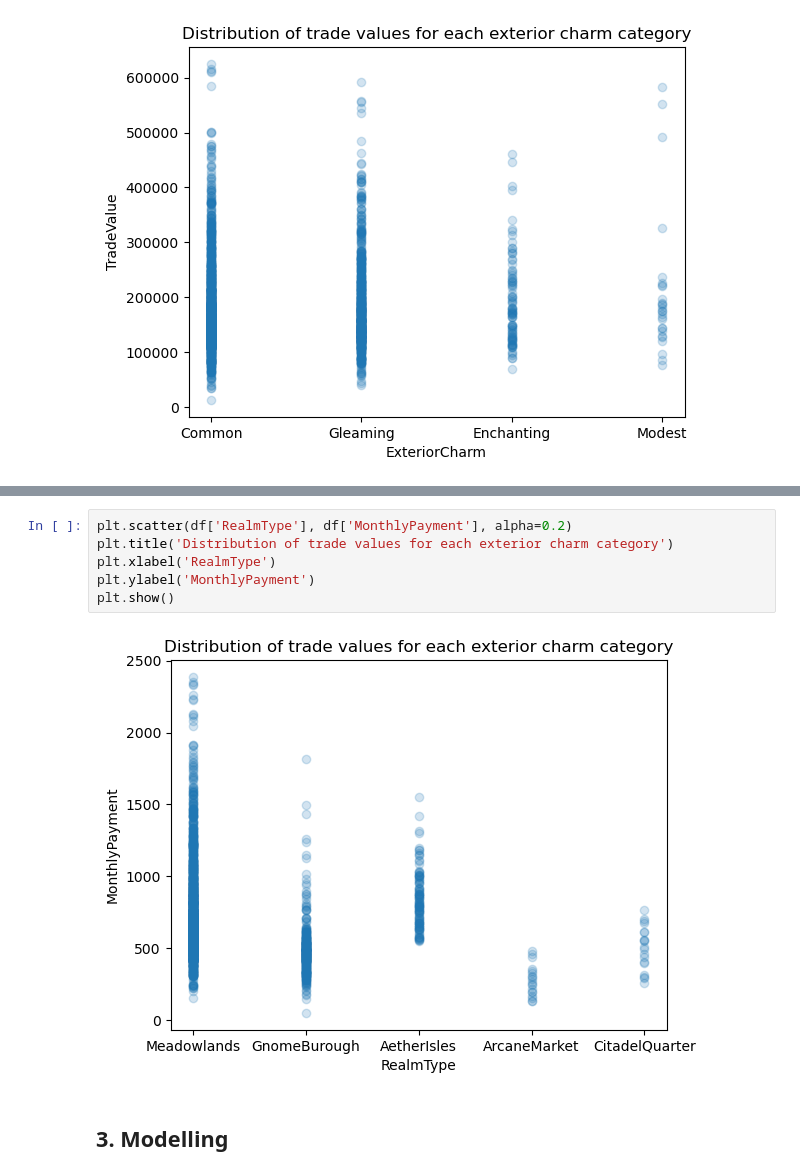
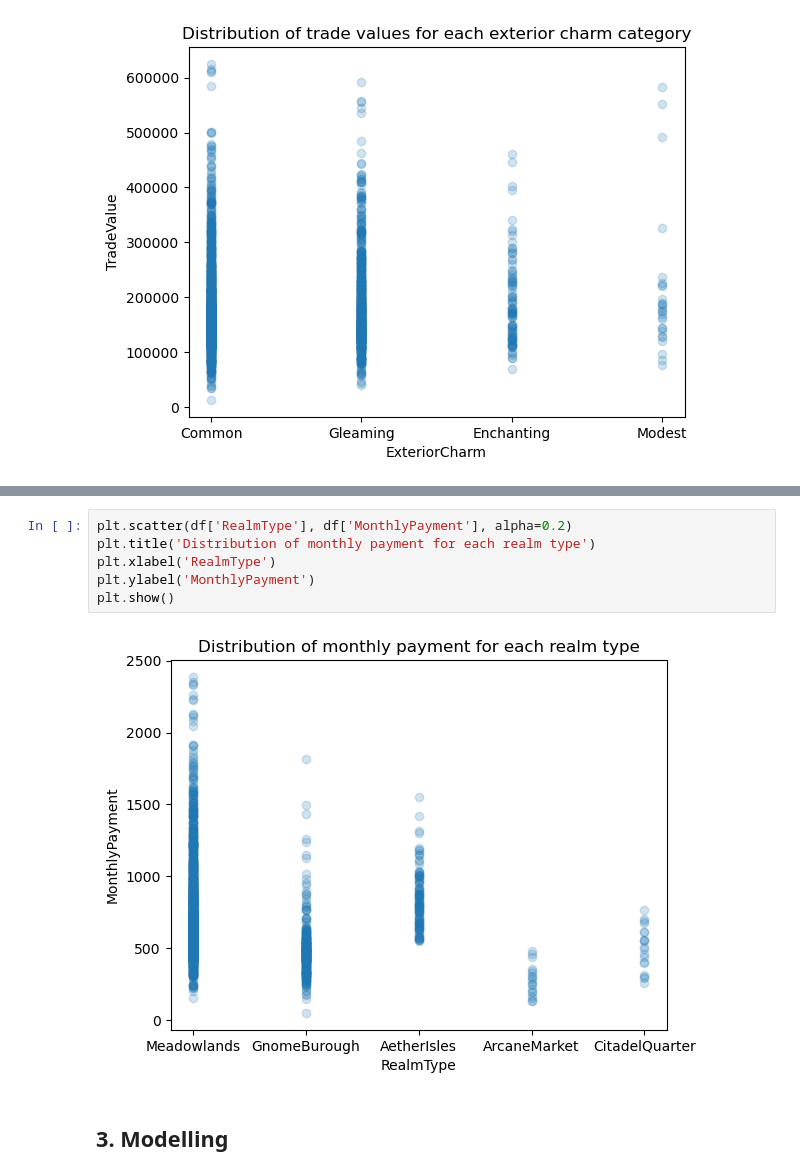
Before and after one commit to RaineScarlett/dsreport, a Jupyter notebook: iteration2.ipynb, the cells around one changed output, grey strips where cells are left out. Drawn from its saved outputs; the diff is of its cells as text.

```diff
--- a/iteration2.ipynb
+++ b/iteration2.ipynb
@@ -269,11 +269,11 @@ plt.show()
 # %%
 plt.scatter(df['RealmType'], df['MonthlyPayment'], alpha=0.2)
-plt.title('Distribution of trade values for each exterior charm category')
+plt.title('Distribution of monthly payment for each realm type')
 plt.xlabel('RealmType')
 plt.ylabel('MonthlyPayment')
 plt.show()
 # %% [output]
-[figure, old version]
+[figure, new version]
 # %% [markdown]
 ## 3. Modelling
 # %% [markdown]
```
Also changed, not shown: parts of 8 cells of this notebook, 1 other file.
